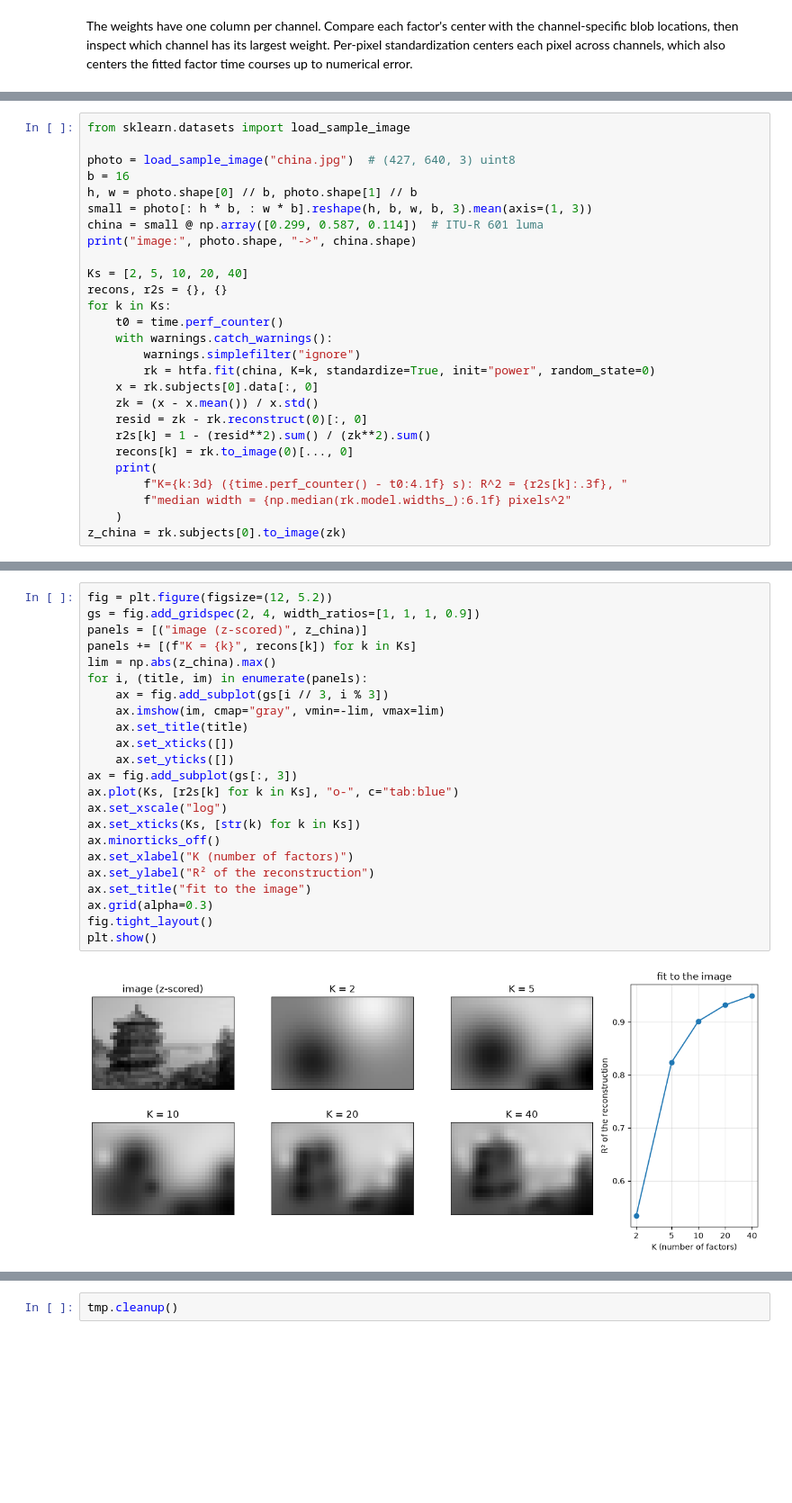
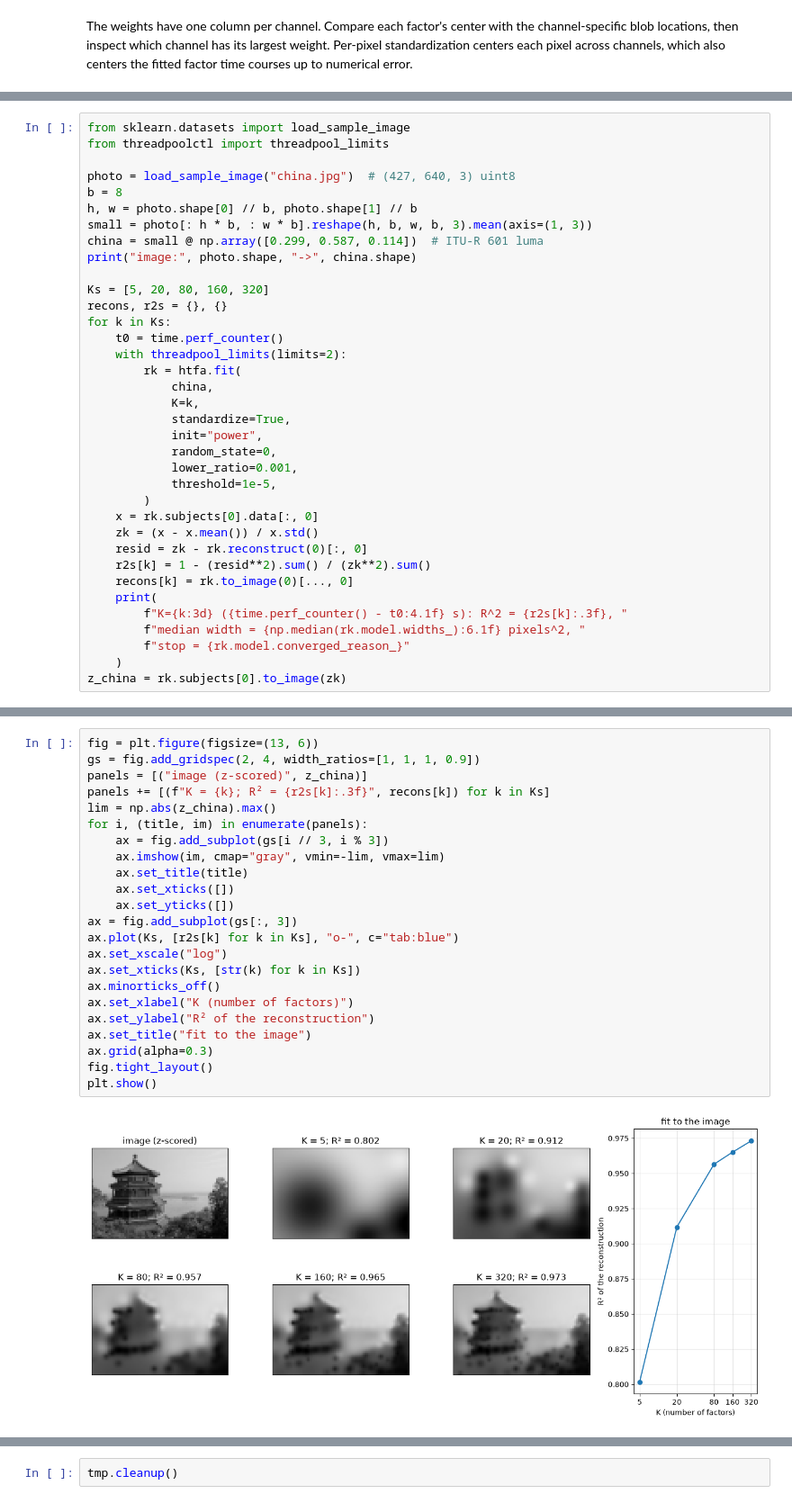
Before and after one commit to ContextLab/htfa, a Jupyter notebook: docs/tutorials/05_2d_images.ipynb, the cells around one changed output, grey strips where cells are left out. Shown at 90% size. Cells and saved outputs as stored; diff of their text form; blank space fills up the shorter version.

```diff
--- a/docs/tutorials/05_2d_images.ipynb
+++ b/docs/tutorials/05_2d_images.ipynb
@@ -272,20 +275,28 @@ The blob images above contain three Gaussian blobs, so K = 3 suffices. A photogr
 # %%
 from sklearn.datasets import load_sample_image
+from threadpoolctl import threadpool_limits
 
 photo = load_sample_image("china.jpg")  # (427, 640, 3) uint8
-b = 16
+b = 8
 h, w = photo.shape[0] // b, photo.shape[1] // b
 small = photo[: h * b, : w * b].reshape(h, b, w, b, 3).mean(axis=(1, 3))
 china = small @ np.array([0.299, 0.587, 0.114])  # ITU-R 601 luma
 print("image:", photo.shape, "->", china.shape)
 
-Ks = [2, 5, 10, 20, 40]
+Ks = [5, 20, 80, 160, 320]
 recons, r2s = {}, {}
 for k in Ks:
     t0 = time.perf_counter()
-    with warnings.catch_warnings():
-        warnings.simplefilter("ignore")
-        rk = htfa.fit(china, K=k, standardize=True, init="power", random_state=0)
+    with threadpool_limits(limits=2):
+        rk = htfa.fit(
+            china,
+            K=k,
+            standardize=True,
+            init="power",
+            random_state=0,
+            lower_ratio=0.001,
+            threshold=1e-5,
+        )
     x = rk.subjects[0].data[:, 0]
     zk = (x - x.mean()) / x.std()
     resid = zk - rk.reconstruct(0)[:, 0]
@@ -293,7 +304,8 @@ for k in Ks:
     recons[k] = rk.to_image(0)[..., 0]
     print(
         f"K={k:3d} ({time.perf_counter() - t0:4.1f} s): R^2 = {r2s[k]:.3f}, "
-        f"median width = {np.median(rk.model.widths_):6.1f} pixels^2"
+        f"median width = {np.median(rk.model.widths_):6.1f} pixels^2, "
+        f"stop = {rk.model.converged_reason_}"
     )
 z_china = rk.subjects[0].to_image(zk)
 # %% [output]
@@ -306,26 +318,26 @@ K= 40 ( 0.3 s): R^2 = 0.950, median width =    6.0 pixels^2
 # %%
-fig = plt.figure(figsize=(12, 5.2))
+fig = plt.figure(figsize=(13, 6))
 gs = fig.add_gridspec(2, 4, width_ratios=[1, 1, 1, 0.9])
 panels = [("image (z-scored)", z_china)]
-panels += [(f"K = {k}", recons[k]) for k in Ks]
+panels += [(f"K = {k}; R² = {r2s[k]:.3f}", recons[k]) for k in Ks]
 lim = np.abs(z_china).max()
 for i, (title, im) in enumerate(panels):
     ax = fig.add_subplot(gs[i // 3, i % 3])
     ax.imshow(im, cmap="gray", vmin=-lim, vmax=lim)
     ax.set_title(title)
     ax.set_xticks([])
     ax.set_yticks([])
 ax = fig.add_subplot(gs[:, 3])
 ax.plot(Ks, [r2s[k] for k in Ks], "o-", c="tab:blue")
 ax.set_xscale("log")
 ax.set_xticks(Ks, [str(k) for k in Ks])
 ax.minorticks_off()
 ax.set_xlabel("K (number of factors)")
 ax.set_ylabel("R² of the reconstruction")
 ax.set_title("fit to the image")
 ax.grid(alpha=0.3)
 fig.tight_layout()
 plt.show()
 # %% [output]
-[figure, old version]
+[figure, new version]
 # %% [markdown]
```
Also changed, not shown: parts of 4 cells of this notebook, 49 other files.
